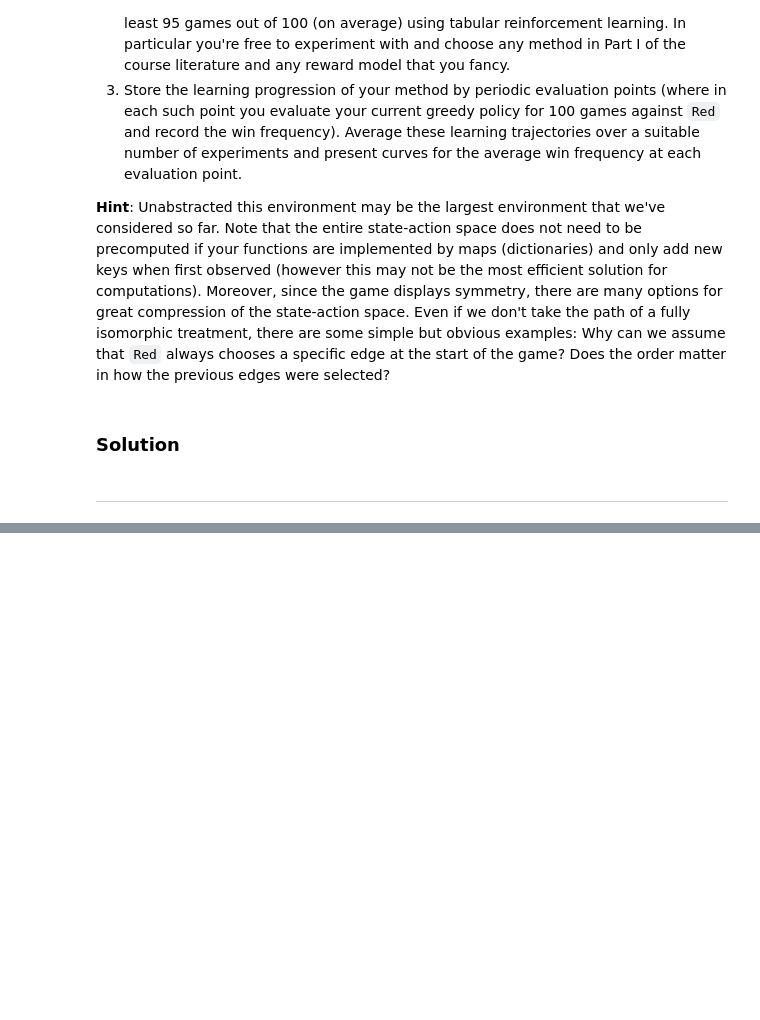
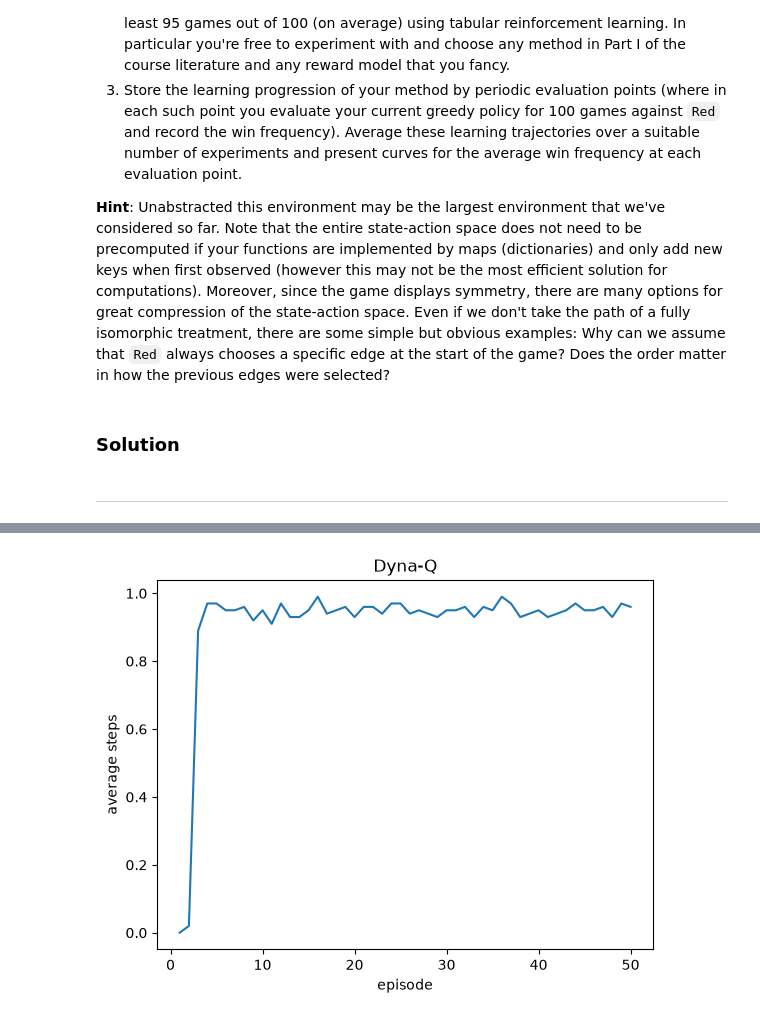
Before and after one commit to kallefrisk/Schoolwork, a Jupyter notebook: Python/ReinforcementLearning/4ma903_lab3.ipynb, the cells around one changed output, grey strips where cells are left out. Cells and saved outputs as stored; diff of their text form; code cells hidden in the pictures; blank space fills up the shorter version.

```diff
--- a/Python/ReinforcementLearning/4ma903_lab3.ipynb
+++ b/Python/ReinforcementLearning/4ma903_lab3.ipynb
@@ -1136,0 +1737,33 @@ ___
+# %%
+episodes    = 50
+gamma       = 0.95
+epsilon     = 0.01
+alpha       = 1
+experiments = 100
+n           = 20
+
+simulations = np.zeros((experiments, episodes), dtype=float)
+pbar = tqdm(total=episodes * experiments)
+
+for i in range(experiments):
+    sims = simulate_dyna_Q_sim(
+        AI="scrooge",
+        gamma=gamma,
+        eps=epsilon,
+        alpha=alpha,
+        n=n,
+        n_episodes=episodes,
+        seed=episodes * i,
+        pbar=pbar,
+    )
+    simulations[i] = sims
+
+pbar.close()
+
+average_wins = np.mean(simulations, axis=0)
+
+# Your existing plot helper. (The version in your prompt called plot_dyna_Q_steps
+# with `wins=average_moves`, but the variable was named average_wins — typo.)
+plot_dyna_Q_steps(steps=average_wins, title="Dyna-Q")
+# %% [output]
+[figure, added]
```
Also changed, not shown: parts of 11 cells of this notebook.
